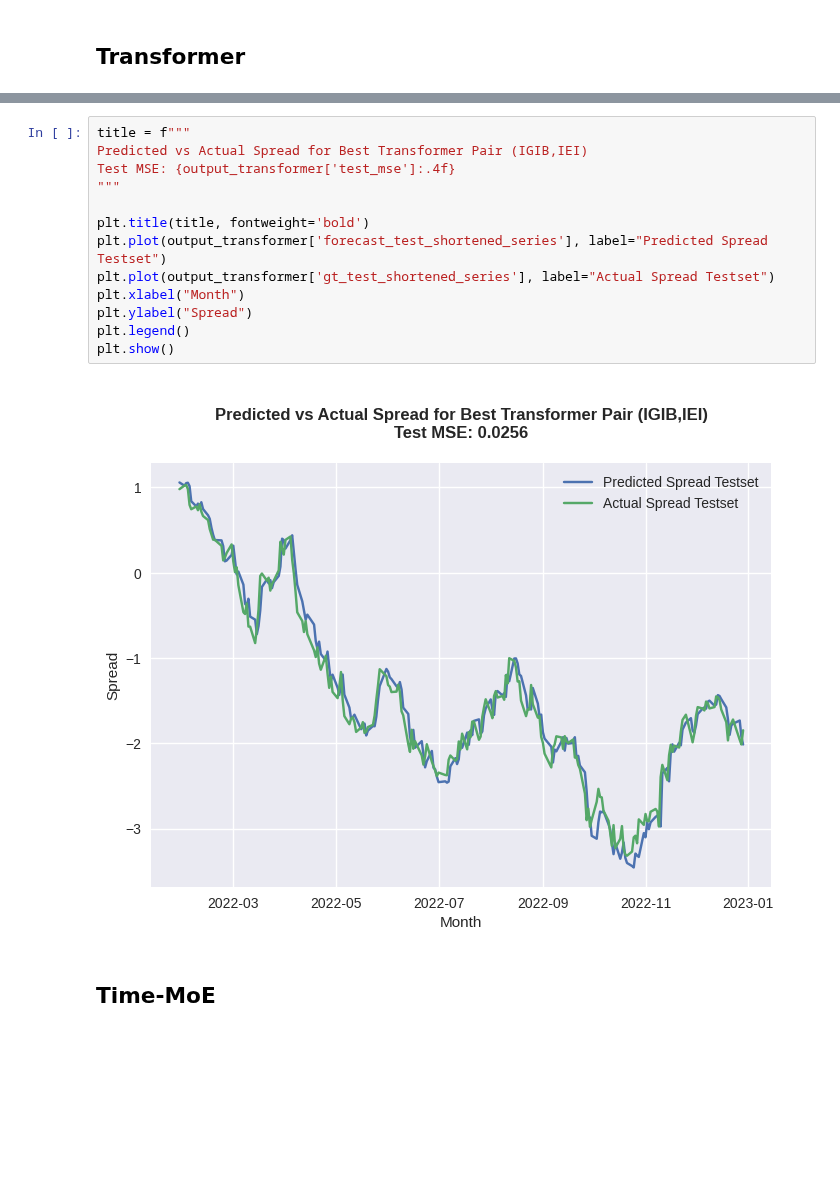
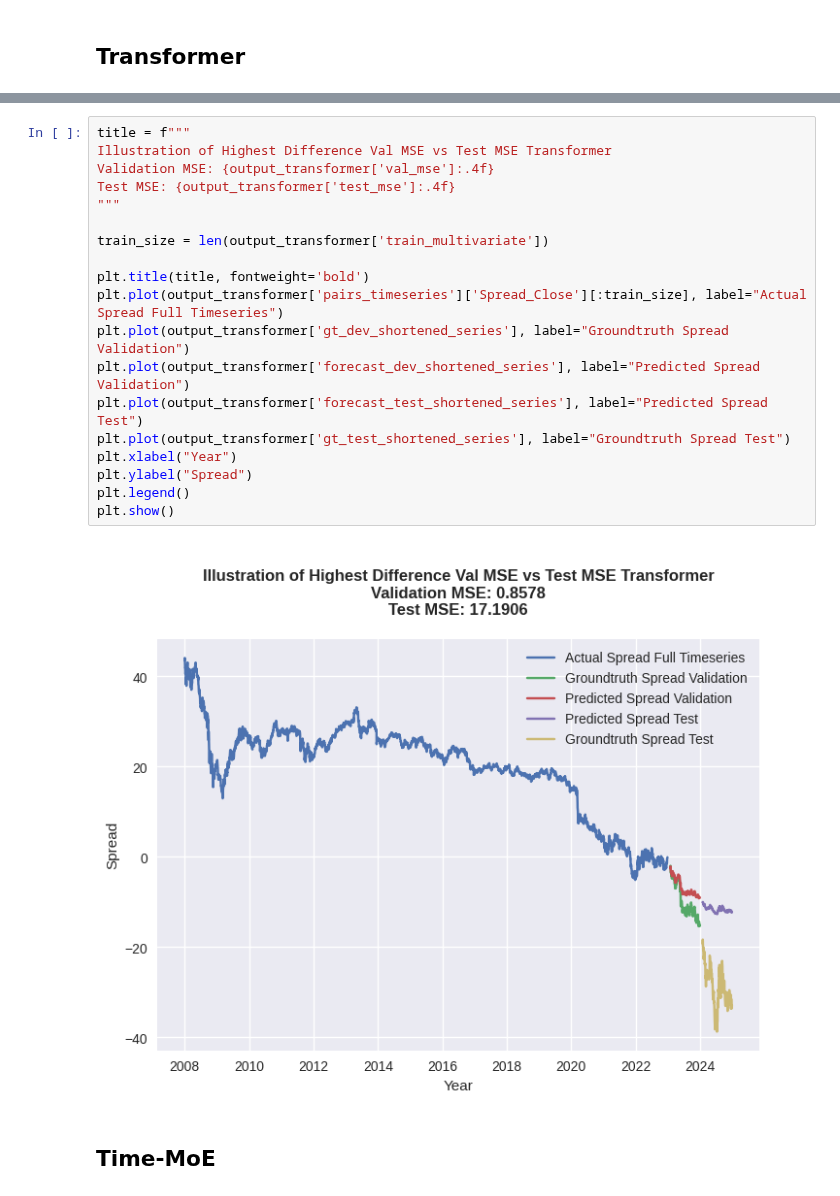
Before and after one commit to maviddoerdijk/bsc-thesis, a Jupyter notebook: exp/end_results_sup_analysis_test_mse_profitability.ipynb, the cells around one changed output, grey strips where cells are left out. Saved outputs shown, nothing was run; the diff lists cells and outputs as text; blank space fills up the shorter version.

```diff
--- a/exp/end_results_sup_analysis_test_mse_profitability.ipynb
+++ b/exp/end_results_sup_analysis_test_mse_profitability.ipynb
@@ -546,18 +861,24 @@ pair_tup_str: (IGIB,IEI)
 # %%
 title = f"""
-Predicted vs Actual Spread for Best Transformer Pair (IGIB,IEI)
+Illustration of Highest Difference Val MSE vs Test MSE Transformer
+Validation MSE: {output_transformer['val_mse']:.4f}
 Test MSE: {output_transformer['test_mse']:.4f}
 """
 
+train_size = len(output_transformer['train_multivariate'])
+
 plt.title(title, fontweight='bold')
-plt.plot(output_transformer['forecast_test_shortened_series'], label="Predicted Spread Testset")
-plt.plot(output_transformer['gt_test_shortened_series'], label="Actual Spread Testset")
-plt.xlabel("Month")
+plt.plot(output_transformer['pairs_timeseries']['Spread_Close'][:train_size], label="Actual Spread Full Timeseries")
+plt.plot(output_transformer['gt_dev_shortened_series'], label="Groundtruth Spread Validation")
+plt.plot(output_transformer['forecast_dev_shortened_series'], label="Predicted Spread Validation")
+plt.plot(output_transformer['forecast_test_shortened_series'], label="Predicted Spread Test")
+plt.plot(output_transformer['gt_test_shortened_series'], label="Groundtruth Spread Test")
+plt.xlabel("Year")
 plt.ylabel("Spread")
 plt.legend()
 plt.show()
 # %% [output]
-[figure, old version]
+[figure, new version]
 # %% [markdown]
 ## Time-MoE
 # %%
```
Also changed, not shown: parts of 12 cells of this notebook.
